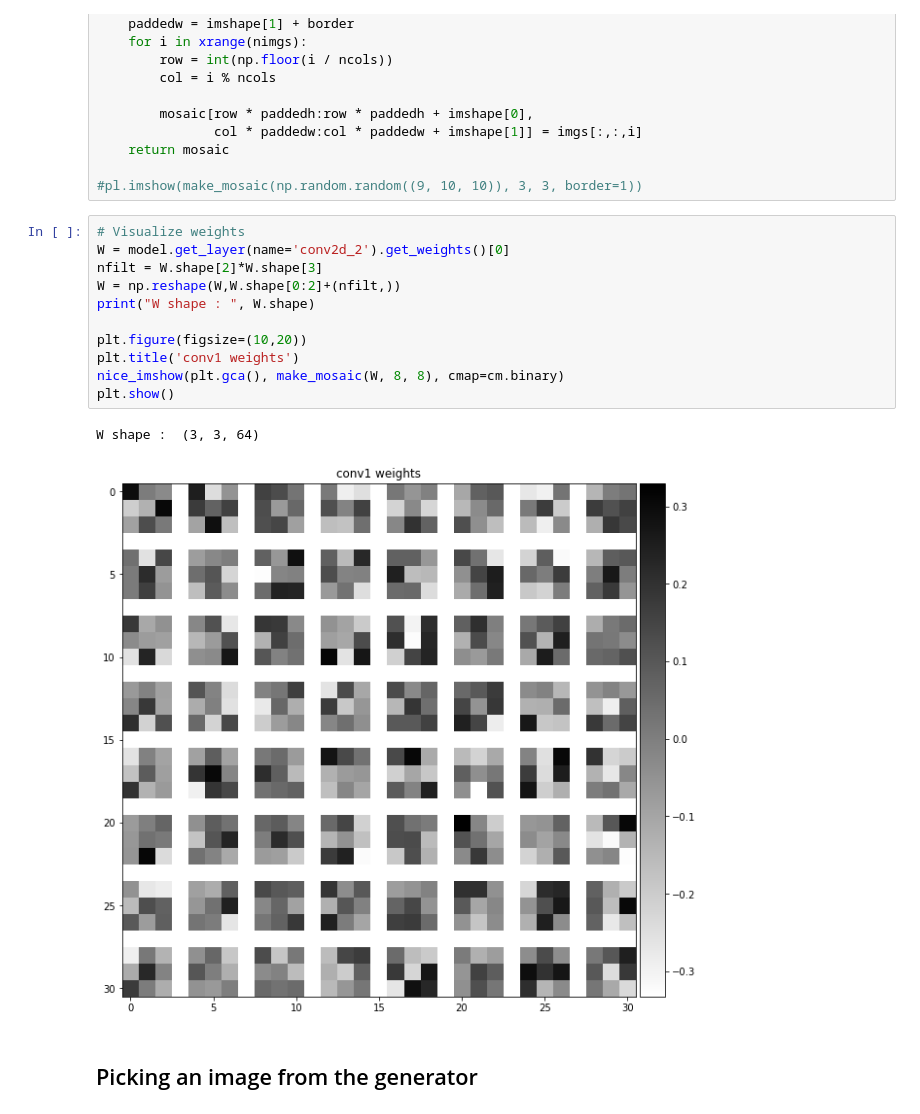
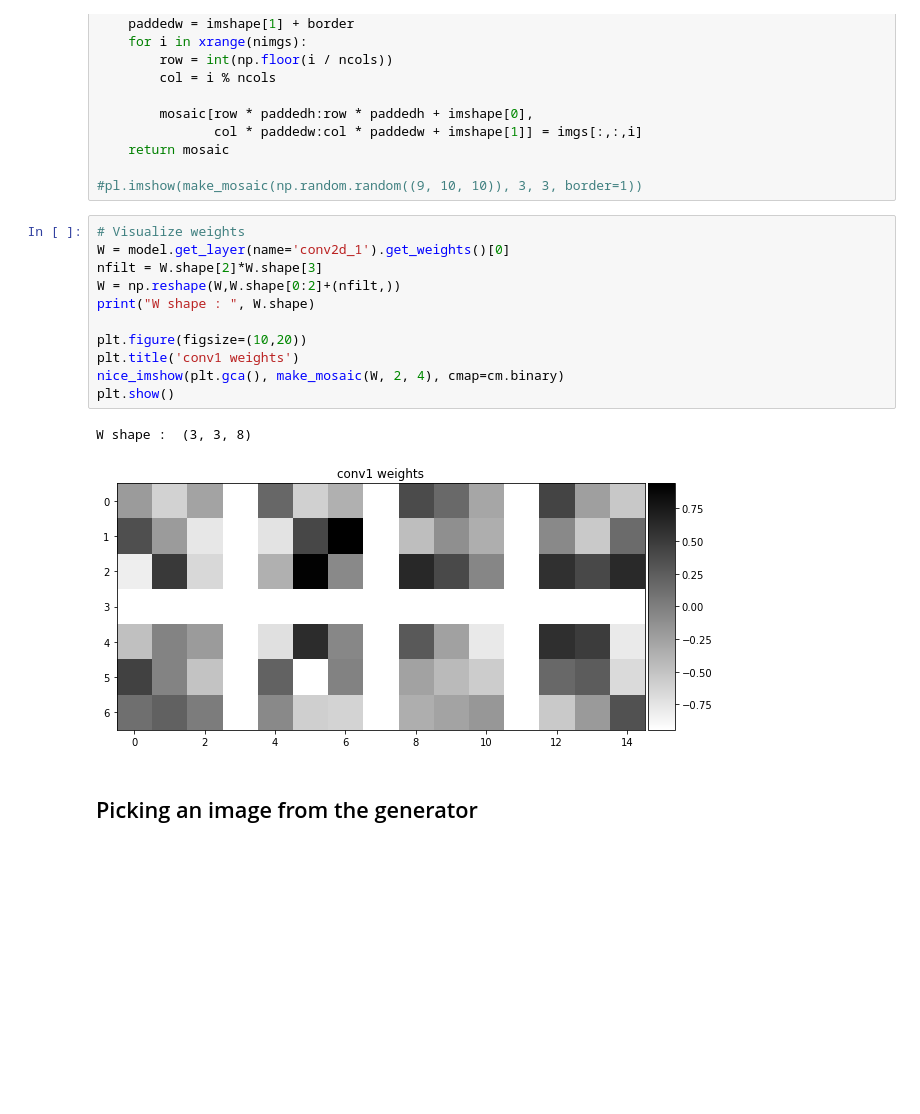
Before and after one commit to akashmjn/cs341-ibm-seti, a Jupyter notebook: Akash/cnn-training.ipynb, the cells around one changed output. Saved outputs shown, nothing was run; the diff lists cells and outputs as text; blank space fills up the shorter version.

```diff
--- a/Akash/cnn-training.ipynb
+++ b/Akash/cnn-training.ipynb
@@ -155,17 +155,17 @@ def make_mosaic(imgs, nrows, ncols, border=1):
 #pl.imshow(make_mosaic(np.random.random((9, 10, 10)), 3, 3, border=1))
 # %%
 # Visualize weights
-W = model.get_layer(name='conv2d_2').get_weights()[0]
+W = model.get_layer(name='conv2d_1').get_weights()[0]
 nfilt = W.shape[2]*W.shape[3]
 W = np.reshape(W,W.shape[0:2]+(nfilt,))
 print("W shape : ", W.shape)
 
 plt.figure(figsize=(10,20))
 plt.title('conv1 weights')
-nice_imshow(plt.gca(), make_mosaic(W, 8, 8), cmap=cm.binary)
+nice_imshow(plt.gca(), make_mosaic(W, 2, 4), cmap=cm.binary)
 plt.show()
 # %% [output]
-W shape :  (3, 3, 64)
+W shape :  (3, 3, 8)
-[figure, old version]
+[figure, new version]
 # %% [markdown]
 ## Picking an image from the generator
```
Also changed, not shown: parts of 5 cells of this notebook, 2 other files.
